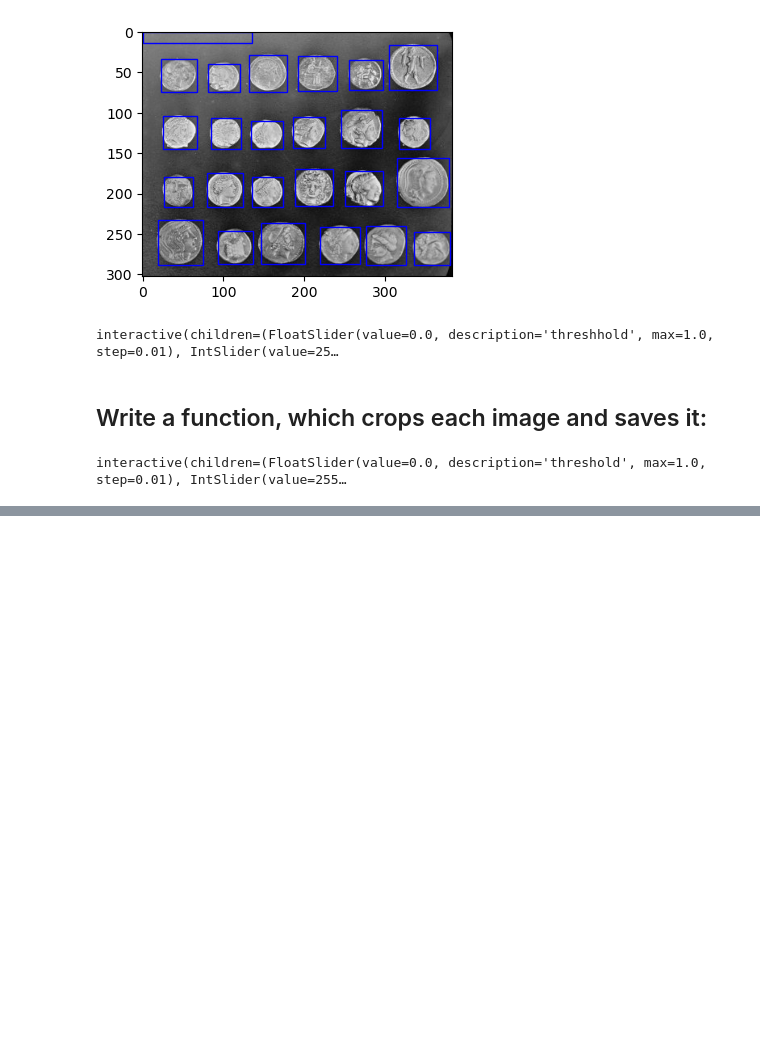
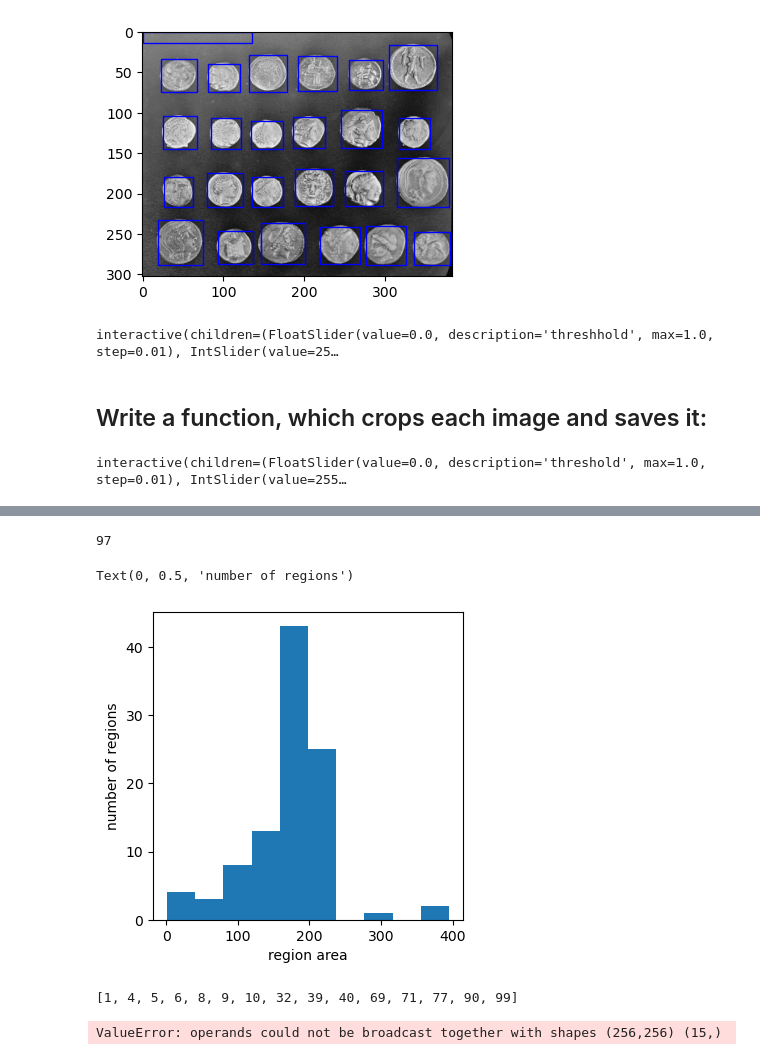
Before and after one commit to dennisshushackost/ComputerVision, a Jupyter notebook: Exercises/Summary.ipynb, the cells around one changed output, grey strips where cells are left out. Cells and saved outputs as stored; diff of their text form; code cells hidden in the pictures; blank space fills up the shorter version.

```diff
--- a/Exercises/Summary.ipynb
+++ b/Exercises/Summary.ipynb
@@ -443,0 +480,22 @@ interactive(children=(FloatSlider(value=0.0, description='threshold', max=1.0, s
+# %%
+# Shows the areas (how many pixels) and regions with a min amount of area
+# We have 97 regions with an area larger than 10
+labels = skimage.measure.label(mask)
+rp = skimage.measure.regionprops(labels)
+print(len([r for r in rp if r.area > 10]))
+areas = [r.area for r in rp]
+plt.hist(areas);
+plt.xlabel("region area")
+plt.ylabel("number of regions")
+# %% [output]
+97
+Text(0, 0.5, 'number of regions')
+[figure, added]
+# %%
+# plot unusually small regions
+labels_smallregions = [r.label for r in rp if r.area < 120]
+print(labels_smallregions)
+plt.imshow(labels == labels_smallregions)
+# %% [output]
+[1, 4, 5, 6, 8, 9, 10, 32, 39, 40, 69, 71, 77, 90, 99]
+ValueError: operands could not be broadcast together with shapes (256,256) (15,)
```
Also changed, not shown: parts of 4 cells of this notebook.
